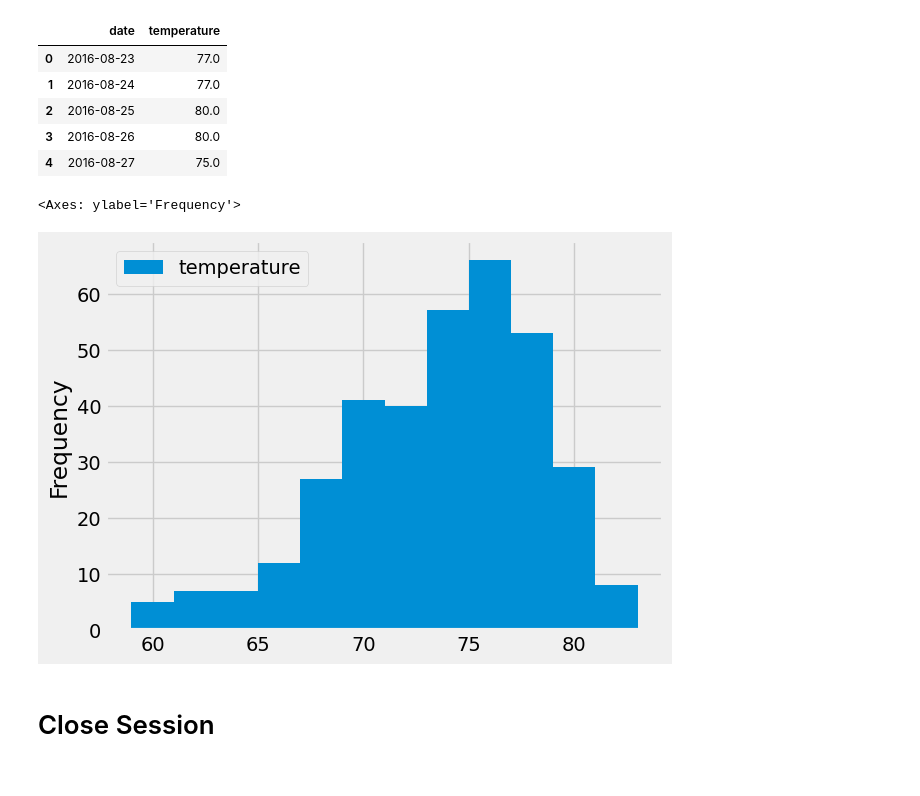
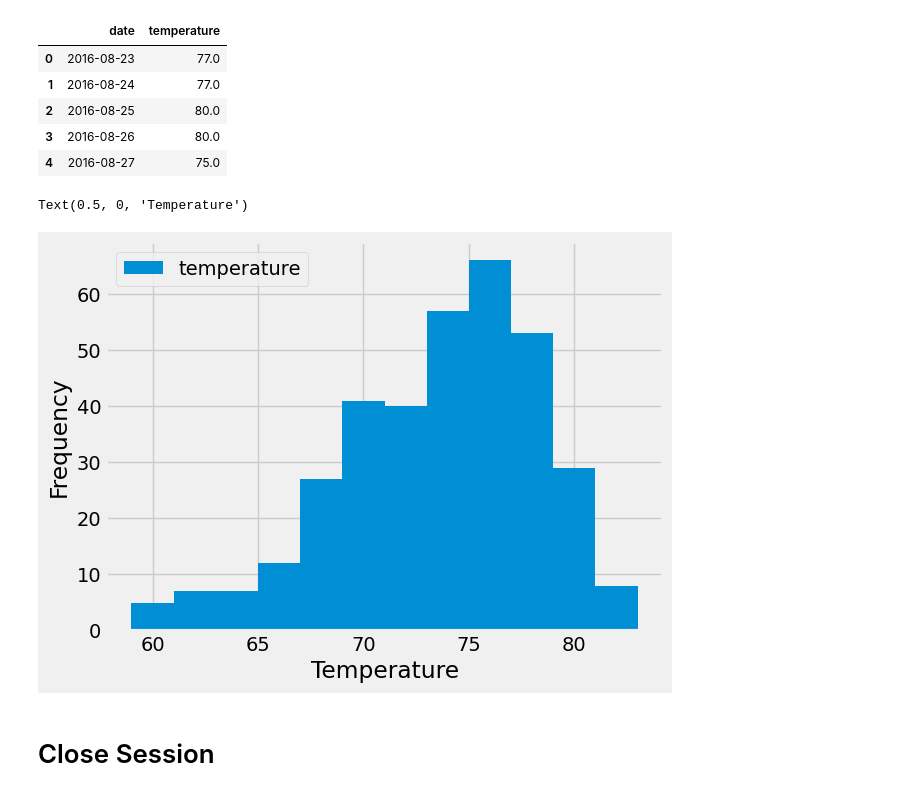
Before and after one commit to mvogel3/sqlalchemy-challenge, a Jupyter notebook: Starter_Code/climate_starter.ipynb, the cells around one changed output. Saved outputs shown, nothing was run; the diff lists cells and outputs as text; code cells hidden in the pictures.

```diff
--- a/Starter_Code/climate_starter.ipynb
+++ b/Starter_Code/climate_starter.ipynb
@@ -158,9 +158,10 @@ station_yearlast.head()
 | 4 | 2016-08-27 | 75.0 |
 # %%
 station_yearlast.plot.hist(bins=12)
+plt.xlabel('Temperature')
 # %% [output]
-<Axes: ylabel='Frequency'>
+Text(0.5, 0, 'Temperature')
-[figure, old version]
+[figure, new version]
 # %% [markdown]
 # Close Session
 # %%
```
Also changed, not shown: 1 other file.
